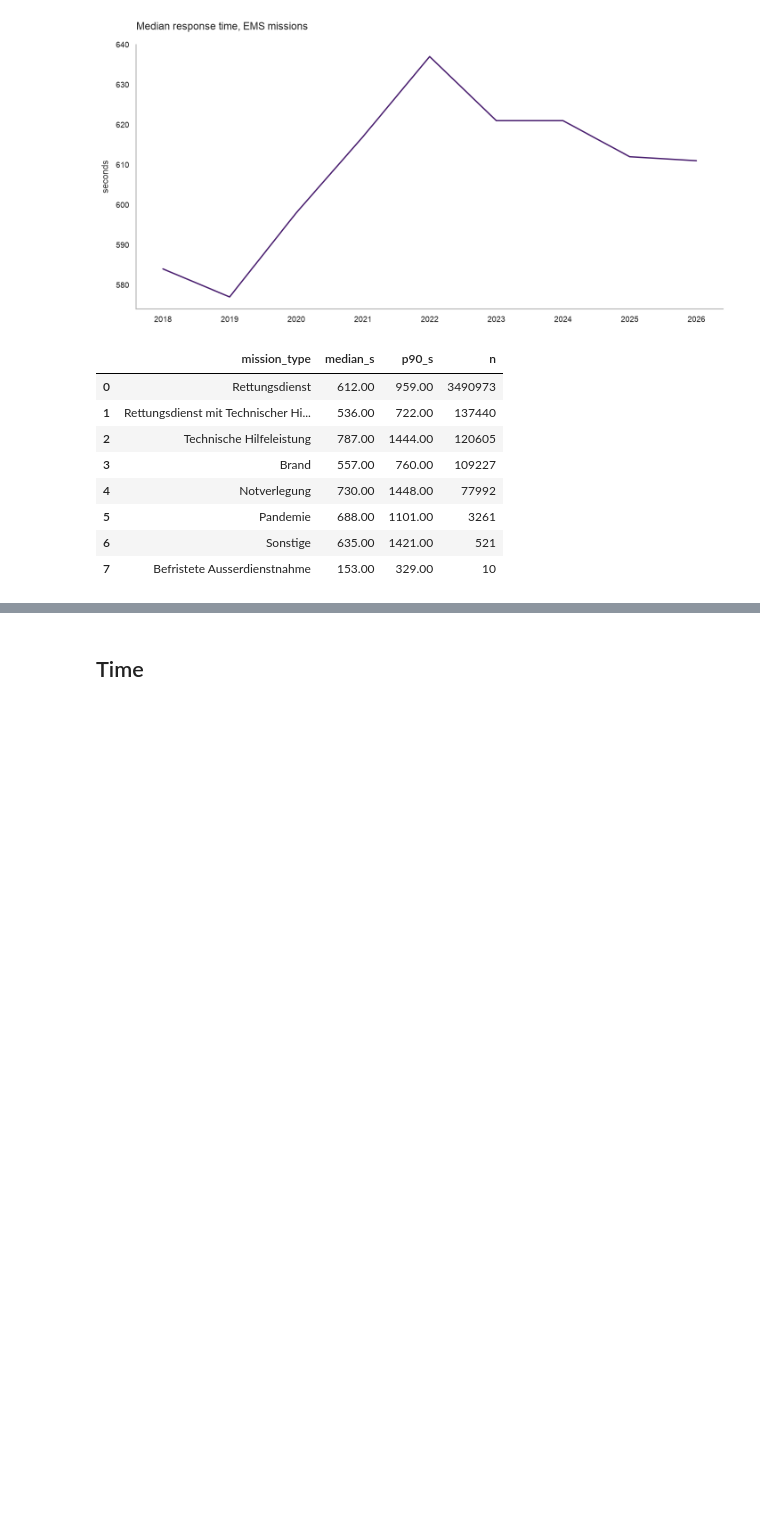
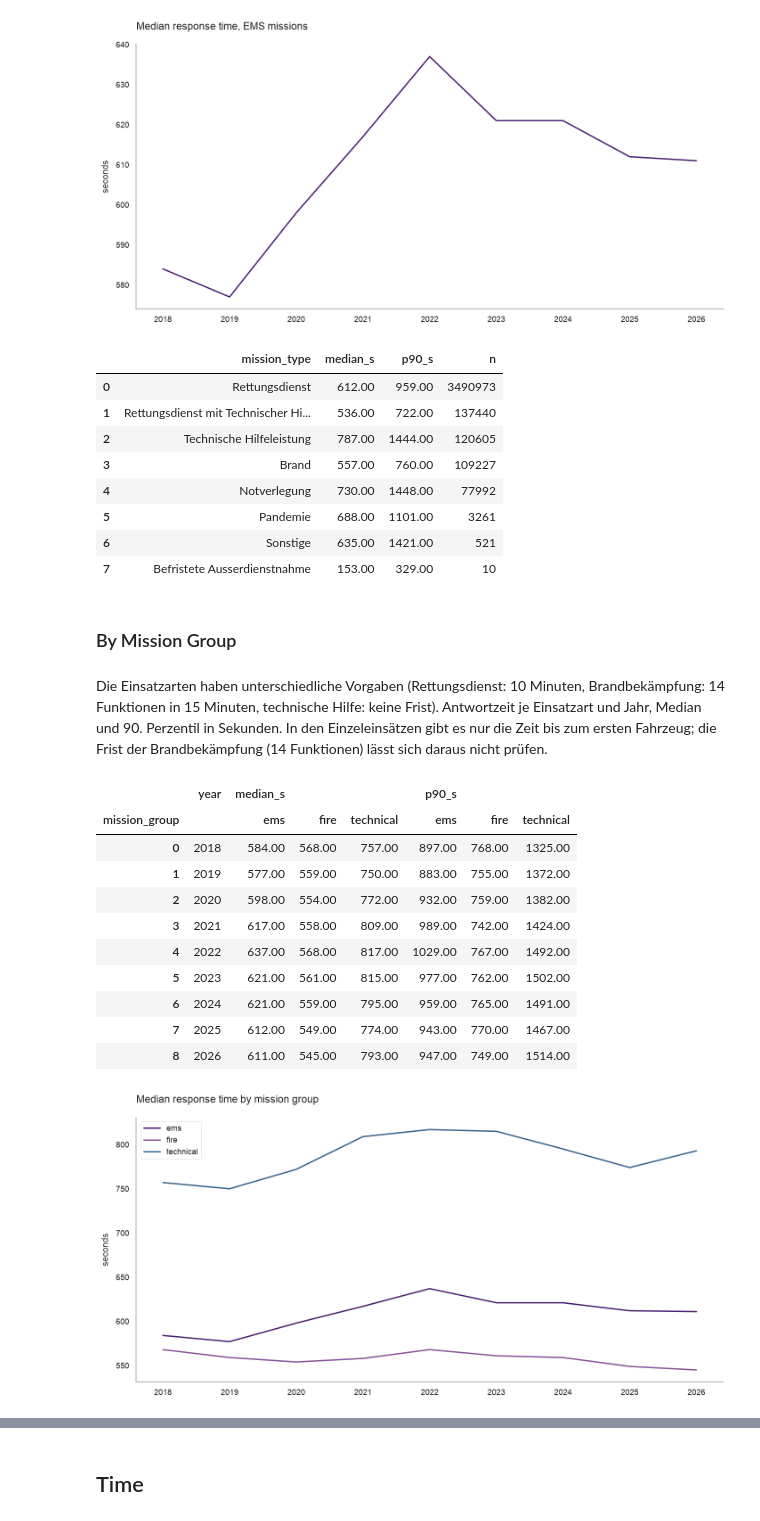
Before and after one commit to kaywiegand/berlin-emergency-response, a Jupyter notebook: notebooks/01_exploration_missions.ipynb, the cells around one changed output, grey strips where cells are left out. Cells and saved outputs as stored; diff of their text form; code cells hidden in the pictures; blank space fills up the shorter version.

```diff
--- a/notebooks/01_exploration_missions.ipynb
+++ b/notebooks/01_exploration_missions.ipynb
@@ -417,3 +417,28 @@ show_df(df_rt_type)
 | 5 | Pandemie | 688.00 | 1101.00 | 3261 |
 | 6 | Sonstige | 635.00 | 1421.00 | 521 |
 | 7 | Befristete Ausserdienstnahme | 153.00 | 329.00 | 10 |
+# %% [markdown]
+### By Mission Group
+# %% [markdown]
+Die Einsatzarten haben unterschiedliche Vorgaben (Rettungsdienst: 10 Minuten, Brandbekämpfung: 14 Funktionen in 15 Minuten, technische Hilfe: keine Frist). Antwortzeit je Einsatzart und Jahr, Median und 90. Perzentil in Sekunden. In den Einzeleinsätzen gibt es nur die Zeit bis zum ersten Fahrzeug; die Frist der Brandbekämpfung (14 Funktionen) lässt sich daraus nicht prüfen.
+# %%
+df_rt_group = q("""
+    select source_year as year, mission_group, count(response_time_seconds) as with_time,
+           round(median(response_time_seconds), 0) as median_s, round(quantile_cont(response_time_seconds, 0.9), 0) as p90_s
+    from int_missions_enriched where mission_group in ('ems', 'fire', 'technical') group by 1, 2 order by 1, 2
+""")
+show_df(df_rt_group.pivot(index='year', columns='mission_group', values=['median_s', 'p90_s']).reset_index())
+fig, ax = line(df_rt_group, x='year', y='median_s', hue='mission_group', title='Median response time by mission group', ylabel='seconds')
+# %% [output]
+|  | year | median_s |  |  | p90_s |  |  |
+| mission_group |  | ems | fire | technical | ems | fire | technical |
+| 0 | 2018 | 584.00 | 568.00 | 757.00 | 897.00 | 768.00 | 1325.00 |
+| 1 | 2019 | 577.00 | 559.00 | 750.00 | 883.00 | 755.00 | 1372.00 |
+| 2 | 2020 | 598.00 | 554.00 | 772.00 | 932.00 | 759.00 | 1382.00 |
+| 3 | 2021 | 617.00 | 558.00 | 809.00 | 989.00 | 742.00 | 1424.00 |
+| 4 | 2022 | 637.00 | 568.00 | 817.00 | 1029.00 | 767.00 | 1492.00 |
+| 5 | 2023 | 621.00 | 561.00 | 815.00 | 977.00 | 762.00 | 1502.00 |
+| 6 | 2024 | 621.00 | 559.00 | 795.00 | 959.00 | 765.00 | 1491.00 |
+| 7 | 2025 | 612.00 | 549.00 | 774.00 | 943.00 | 770.00 | 1467.00 |
+| 8 | 2026 | 611.00 | 545.00 | 793.00 | 947.00 | 749.00 | 1514.00 |
+[figure, added]
```
Also changed, not shown: parts of 7 cells of this notebook, 6 other files.
